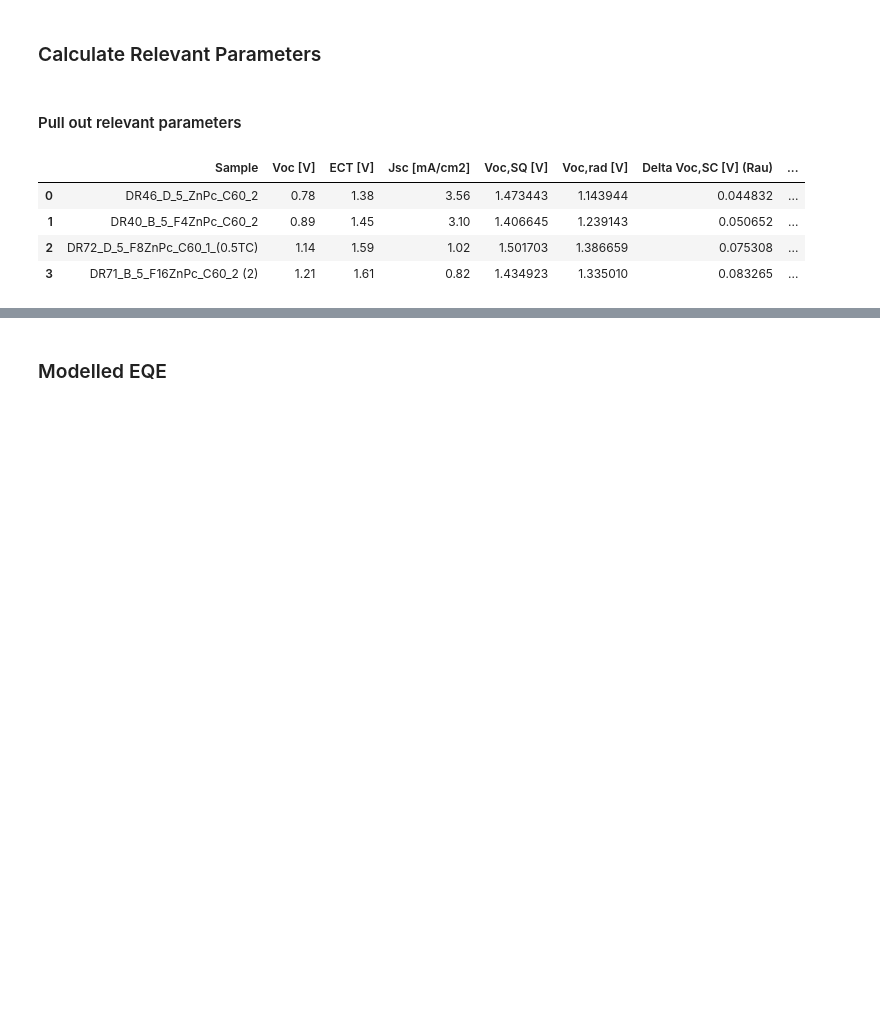
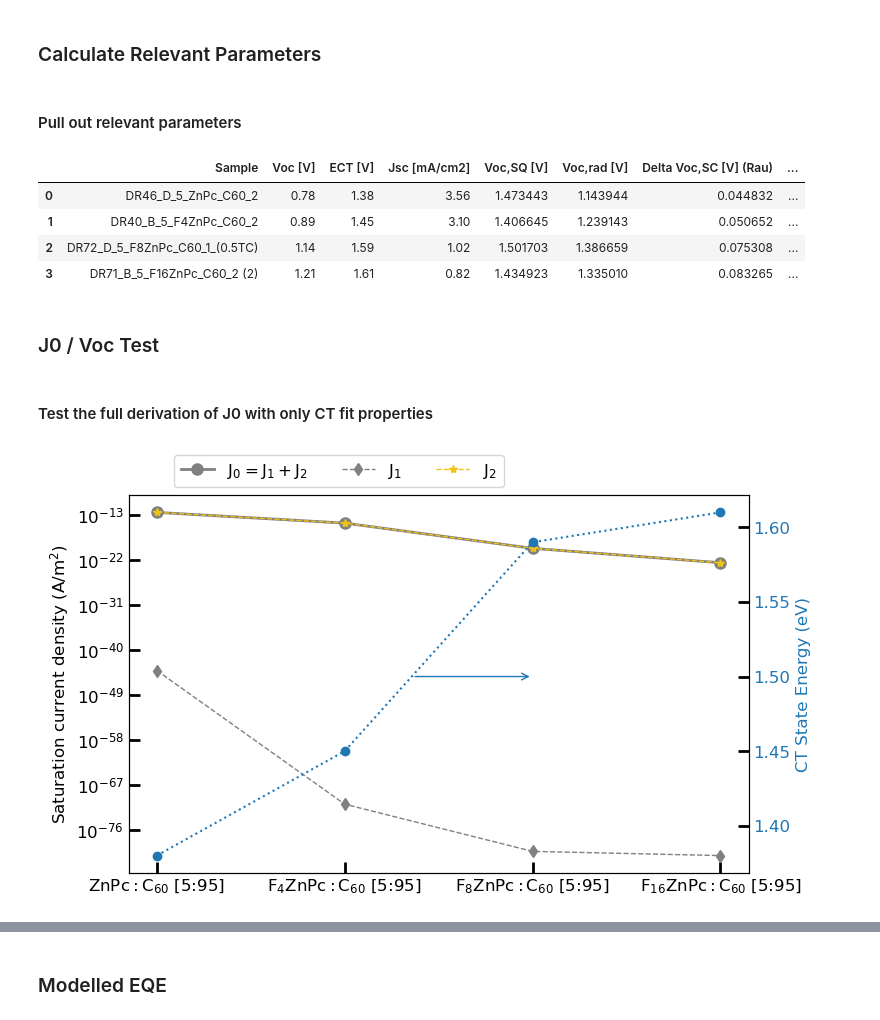
Before and after one commit to annajungbluth/Voltage-Loss-Calculations, a Jupyter notebook: Voltage_Losses_AJ_comparison.ipynb, the cells around one changed output, grey strips where cells are left out. Drawn from its saved outputs; the diff is of its cells as text; code cells hidden in the pictures; blank space fills up the shorter version.

Commit message:
cleaned up notebooks and added EQE utils functions

```diff
--- a/Voltage_Losses_AJ_comparison.ipynb
+++ b/Voltage_Losses_AJ_comparison.ipynb
@@ -94,3 +94,68 @@ summary
 | 1 | DR40_B_5_F4ZnPc_C60_2 | 0.89 | 1.45 | 3.10 | 1.406645 | 1.239143 | 0.050652 | ... |
 | 2 | DR72_D_5_F8ZnPc_C60_1_(0.5TC) | 1.14 | 1.59 | 1.02 | 1.501703 | 1.386659 | 0.075308 | ... |
 | 3 | DR71_B_5_F16ZnPc_C60_2 (2) | 1.21 | 1.61 | 0.82 | 1.434923 | 1.335010 | 0.083265 | ... |
+# %% [markdown]
+### J0 / Voc Test
+# %% [markdown]
+#### Test the full derivation of J0 with only CT fit properties
+# %%
+# Limit of saturation current density based on CT properties
+def J0_CT(EQE_EL, E_CT, l_CT, f_CT):
+    """
+    Function to calculate the limit of the saturation current density (J0) based on CT properties as defined by Koen Vandewal
+    :param EQE_EL: LED quantum efficiency (unitless) [float]
+    :param ECT: CT state energy(eV) [float]
+    :param l: Reorganization energy (eV) [float]
+    :param f: Oscillator strength (eV**2) [float]
+    :return: J0: limit of the saturation current density [float]
+    """
+    a_CT = (q/(10*EQE_EL))*f_CT/(h_eV**3 * c**2)*np.sqrt(4*np.pi*l_CT*k_eV*T)*np.exp(-(E_CT + l_CT)**2 / (4*l_CT*k_eV*T))
+    b_CT = (q/(10*EQE_EL))*f_CT/(h_eV**3 * c**2)*2*np.pi*(E_CT-l_CT)*np.exp(-(E_CT/(k_eV*T)))
+    J0_CT = a_CT + b_CT
+
+    return a_CT, b_CT, J0_CT
+# %%
+a_CT_list, b_CT_list, J0_CT_list = J0_CT(summary['LED QE'], parameters['ECT (eV)'][:-1], parameters['l_CT (eV)'][:-1], parameters['f_CT (eV2)'][:-1])
+# %%
+fontsize = 12
+markersize = 6
+
+values = [0.25, 0.50, 0.75, 1]
+labels = ['$\mathregular{ZnPc:C_{60}}$ [5:95]', '$\mathregular{F_{4}ZnPc:C_{60}}$ [5:95]', '$\mathregular{F_{8}ZnPc:C_{60}}$ [5:95]', '$\mathregular{F_{16}ZnPc:C_{60}}$ [5:95]']
+x_label = ''
+y_label = 'Saturation current density $\mathrm{(A/m^2)}$'
+
+fig, ax1 = plt.subplots(figsize=(8,5), dpi=100)
+
+plt.grid(False)
+plt.tick_params(labelsize=12)
+plt.minorticks_on()
+plt.rcParams['figure.facecolor'] = 'xkcd:white'
+plt.rcParams['figure.edgecolor'] = 'xkcd:white'
+ax1.tick_params(labelsize=fontsize, direction='in', axis='both', which='major', length=8, width=2)
+ax1.tick_params(labelsize=fontsize, direction='in', axis='both', which='minor', length=0, width=2)
+
+plt.xlabel(x_label, fontsize=fontsize, fontweight='medium')
+plt.ylabel(y_label, fontsize=fontsize, fontweight='medium')
+
+plt.xticks(values, labels)
+
+plt.semilogy(values, J0_CT_list, label='$\mathrm{J_0 = J_1 + J_2}$', marker='o', markersize=markersize+2, ls='-', linewidth=2, color='grey')
+plt.semilogy(values, a_CT_list, label='$\mathrm{J_1}$', marker='d', markersize=markersize, ls='--', linewidth=1, color='grey')
+plt.semilogy(values, b_CT_list, label='$\mathrm{J_2}$', marker='*', markersize=markersize, ls='--', linewidth=1, color='#f1c211')
+
+plt.legend(fontsize=fontsize, ncol=3, bbox_to_anchor=[0.06, 1])
+
+ax2 = ax1.twinx()
+
+ax2.plot(values, parameters['ECT (eV)'][:-1], marker='o', markersize=markersize, color='tab:blue', linestyle='dotted')
+ax2.set_ylabel('CT State Energy (eV)', fontsize=fontsize, fontweight='medium', color='tab:blue')
+
+ax2.tick_params(labelsize=fontsize, direction='in', axis='both', which='major', length=8, width=2, labelcolor='tab:blue')
+ax2.tick_params(labelsize=fontsize, direction='in', axis='both', which='minor', length=0, width=2, labelcolor='tab:blue')
+
+ax2.annotate('', xy=(0.75, 1.5), xytext=(0.59, 1.5), arrowprops=dict(arrowstyle="->", color='tab:blue'), fontsize=12, color='grey')
+
+plt.savefig('/home/jungbluth/Desktop/J0_contributions.png')
+# %% [output]
+[figure, added]
```
Also changed, not shown: parts of 47 cells of this notebook, 2 other files.
